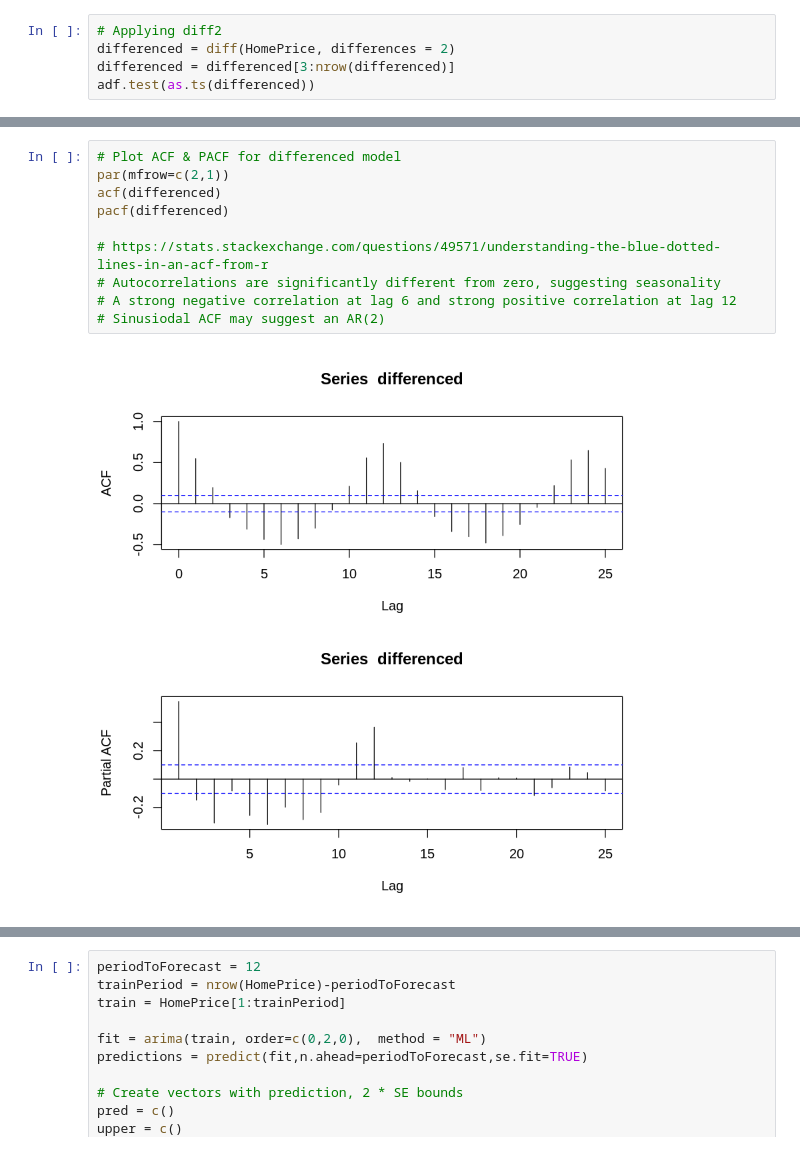
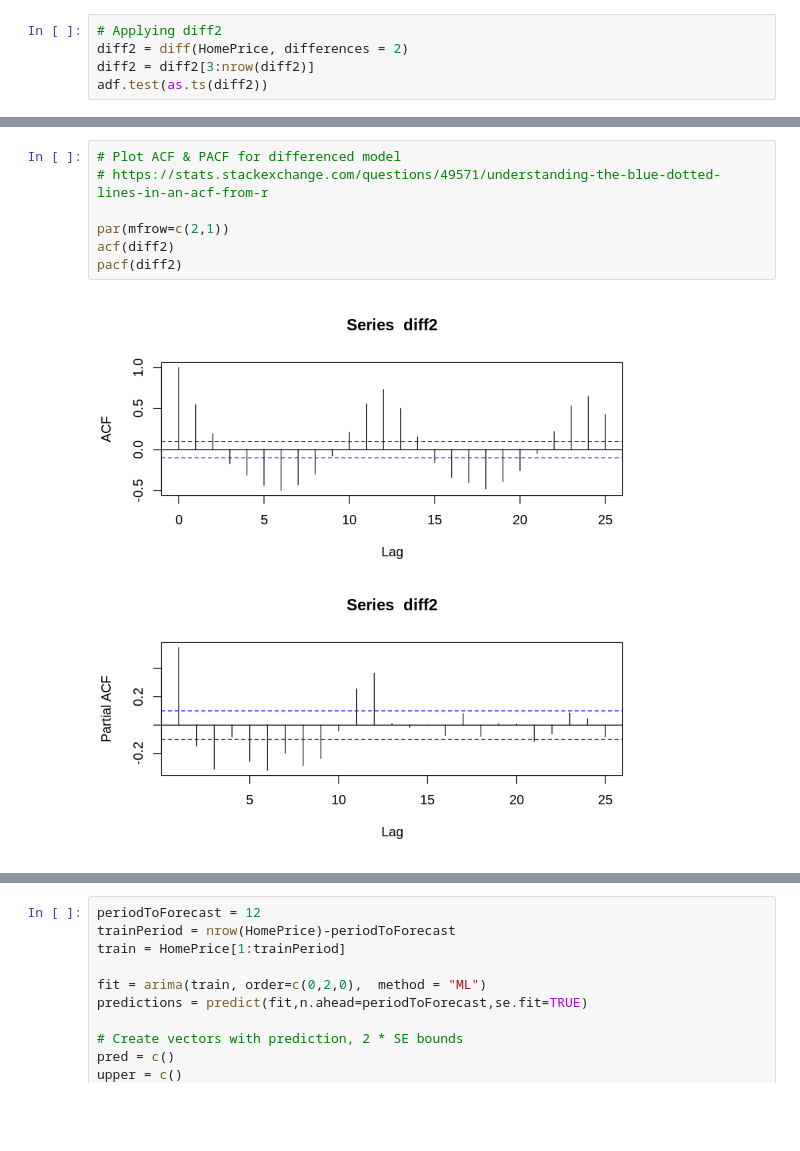
Before and after one commit to yehjxraymond/wqu_econometrics_group_proj, a Jupyter notebook: Univariate Time Series.ipynb, the cells around one changed output, grey strips where cells are left out. Cells and saved outputs as stored; diff of their text form; blank space fills up the shorter version.

```diff
--- a/Univariate Time Series.ipynb
+++ b/Univariate Time Series.ipynb
@@ -74,6 +92,6 @@ alternative hypothesis: stationary
 # %%
 # Applying diff2
-differenced = diff(HomePrice, differences = 2)
-differenced = differenced[3:nrow(differenced)]
-adf.test(as.ts(differenced))
+diff2 = diff(HomePrice, differences = 2)
+diff2 = diff2[3:nrow(diff2)]
+adf.test(as.ts(diff2))
 # %% [output]
@@ -87,12 +119,9 @@ alternative hypothesis: stationary
 # %%
 # Plot ACF & PACF for differenced model
+# https://stats.stackexchange.com/questions/49571/understanding-the-blue-dotted-lines-in-an-acf-from-r
+
 par(mfrow=c(2,1))
-acf(differenced)
-pacf(differenced)
-
-# https://stats.stackexchange.com/questions/49571/understanding-the-blue-dotted-lines-in-an-acf-from-r
-# Autocorrelations are significantly different from zero, suggesting seasonality
-# A strong negative correlation at lag 6 and strong positive correlation at lag 12
-# Sinusiodal ACF may suggest an AR(2)
+acf(diff2)
+pacf(diff2)
 # %% [output]
-[figure, old version]
+[figure, new version]
```
Also changed, not shown: parts of 23 cells of this notebook.
